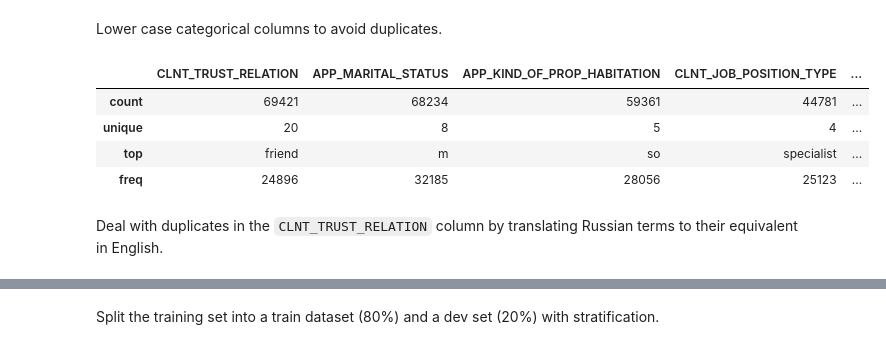
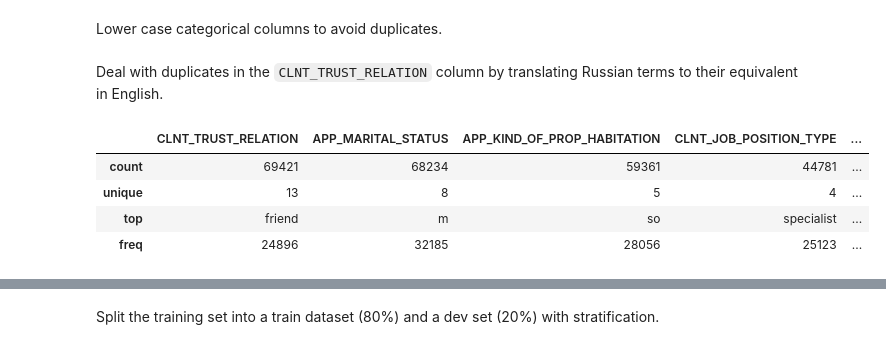
Before and after one commit to MedAymenF/churn, a Jupyter notebook: churn.ipynb, the cells around one changed output, grey strips where cells are left out. Drawn from its saved outputs; the diff is of its cells as text; code cells hidden in the pictures.

```diff
--- a/churn.ipynb
+++ b/churn.ipynb
@@ -10,25 +10,30 @@ import numpy as np
 # %% [markdown]
 ## 2 - Load and prepare dataset
 # %%
-x_train = pd.read_csv('data/bank_data_train.csv', index_col='ID')
+X_train = pd.read_csv('data/bank_data_train.csv', index_col='ID')
 
-y_train = x_train.pop('TARGET')
+Y_train = X_train.pop('TARGET')
+# %%
+# Drop columns that only have one unique value
+useless_cols = [col for col in X_train.columns if len(pd.Series(X_train[col].unique()).dropna()) <= 1]
+useless_cols = useless_cols
+X_train.drop(columns=useless_cols, inplace=True)
 # %% [markdown]
 Lower case categorical columns to avoid duplicates.
 # %%
-categorical_train = x_train.select_dtypes(include=["object_"])
-categorical_cols = categorical_train.columns
-categorical_train = categorical_train.apply(lambda c: c.str.lower())
-
-categorical_train.describe()
+X_train_categorical = X_train.select_dtypes(include=["object_"])
+categorical_cols = X_train_categorical.columns
+X_train.drop(columns=categorical_cols, inplace=True)
+X_train_categorical = X_train_categorical.apply(lambda c: c.str.lower())
-# %% [output]
-|  | CLNT_TRUST_RELATION | APP_MARITAL_STATUS | APP_KIND_OF_PROP_HABITATION | CLNT_JOB_POSITION_TYPE | ... |
-| count | 69421 | 68234 | 59361 | 44781 | ... |
-| unique | 20 | 8 | 5 | 4 | ... |
-| top | friend | m | so | specialist | ... |
-| freq | 24896 | 32185 | 28056 | 25123 | ... |
 # %% [markdown]
 Deal with duplicates in the `CLNT_TRUST_RELATION` column by translating Russian terms to their equivalent in English.
 # %%
 ru_to_en = {'друг': 'other', 'мать': 'mother', 'брат': 'brother', 'отец': 'father', 'сестра': 'sister', 'дочь': 'daughter', 'сын': 'son', 'мама': 'mother'}
-categorical_train['CLNT_TRUST_RELATION'].replace(ru_to_en, inplace=True)
+X_train_categorical['CLNT_TRUST_RELATION'].replace(ru_to_en, inplace=True)
+X_train_categorical.describe()
+# %% [output]
+|  | CLNT_TRUST_RELATION | APP_MARITAL_STATUS | APP_KIND_OF_PROP_HABITATION | CLNT_JOB_POSITION_TYPE | ... |
+| count | 69421 | 68234 | 59361 | 44781 | ... |
+| unique | 13 | 8 | 5 | 4 | ... |
+| top | friend | m | so | specialist | ... |
+| freq | 24896 | 32185 | 28056 | 25123 | ... |
```
Also changed, not shown: parts of 70 cells of this notebook, 1 other file.
